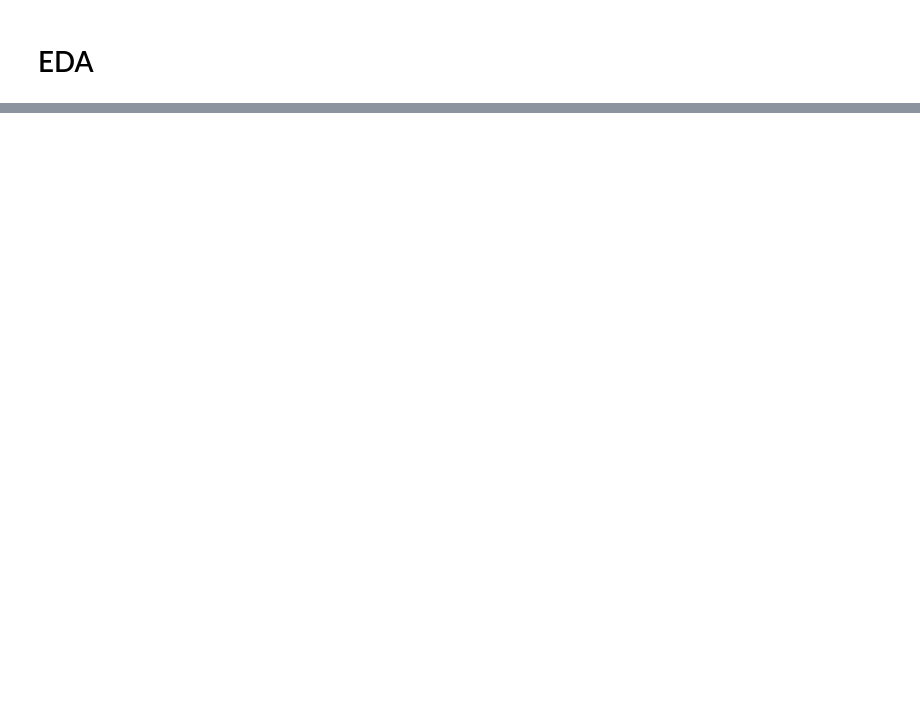
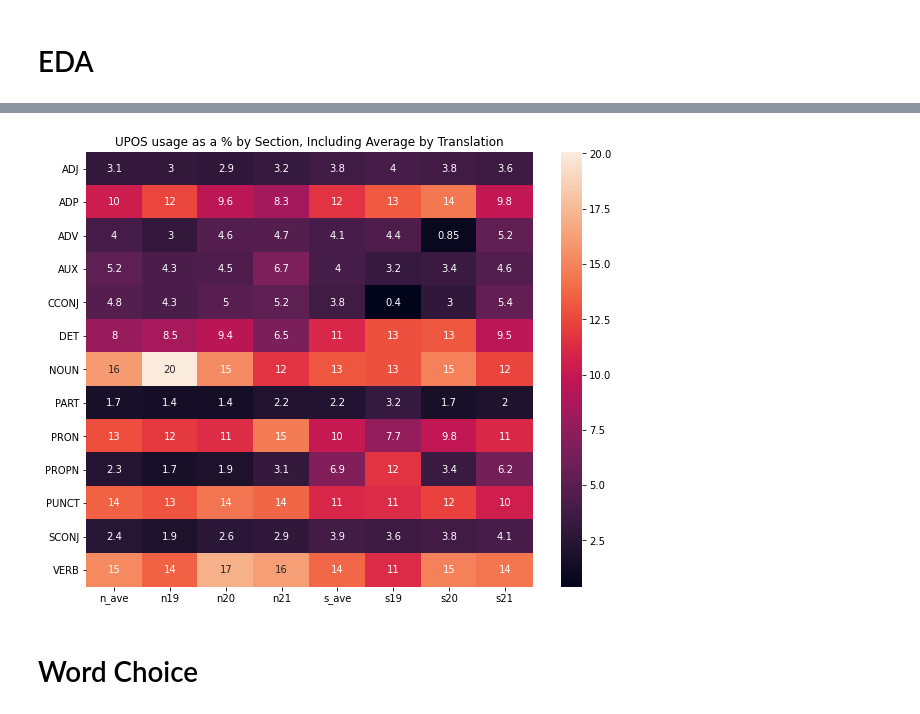
Before and after one commit to ethandmd/flodex, a Jupyter notebook: flodex.ipynb, the cells around one changed output, grey strips where cells are left out. Drawn from its saved outputs; the diff is of its cells as text; code cells hidden in the pictures; blank space fills up the shorter version.

```diff
--- a/flodex.ipynb
+++ b/flodex.ipynb
@@ -177,0 +195,4 @@ s21df = s21s.frame_concat()
+# %%
+#Master DFs for all sections by language
+spanishdf = pd.concat([s19df,s20df,s21df])
+nahuatldf = pd.concat([n19df,n20df,n21df])
@@ -409,0 +288,26 @@ sns.heatmap(posdf)
+# %%
+#Nahuatl UPOS usage as %
+n19_pos = 100 * n19df['upos'].value_counts()/n19df['upos'].value_counts().sum()
+n20_pos = 100 * n20df['upos'].value_counts()/n20df['upos'].value_counts().sum()
+n21_pos = 100 * n21df['upos'].value_counts()/n21df['upos'].value_counts().sum()
+
+#Spanish UPOS usage as %
+s19_pos = 100 * s19df['upos'].value_counts()/s19df['upos'].value_counts().sum()
+s20_pos = 100 * s20df['upos'].value_counts()/s20df['upos'].value_counts().sum()
+s21_pos = 100 * s21df['upos'].value_counts()/s21df['upos'].value_counts().sum()
+
+supos_ave = 100 * spanishdf['upos'].value_counts()/spanishdf['upos'].value_counts().sum()
+nupos_ave = 100 * nahuatldf['upos'].value_counts()/nahuatldf['upos'].value_counts().sum()
+
+#Dictionary out of percentages of used UPOS in each section
+pos_dic = {'n_ave':nupos_ave,
+           'n19':n19_pos,
+           'n20':n20_pos,
+           'n21':n21_pos,
+           's_ave':supos_ave,
+           's19':s19_pos,
+           's20':s20_pos,
+           's21':s21_pos}
+# %%
+posdf = pd.DataFrame(pos_dic) #Dataframe of UPOS dic showing % of UPOS used
+posdf
@@ -409,0 +333,10 @@ sns.heatmap(posdf)
+# %%
+#Seaborn heatmap of upos usage as a % by section, and ave
+plt.figure(figsize=(10,8))
+plt.title('UPOS usage as a % by Section, Including Average by Translation')
+sns.heatmap(posdf.dropna(), annot=True)
+plt.savefig('upos.png')
+# %% [output]
+[figure, added]
+# %% [markdown]
+# Word Choice
```
Also changed, not shown: parts of 67 cells of this notebook.
